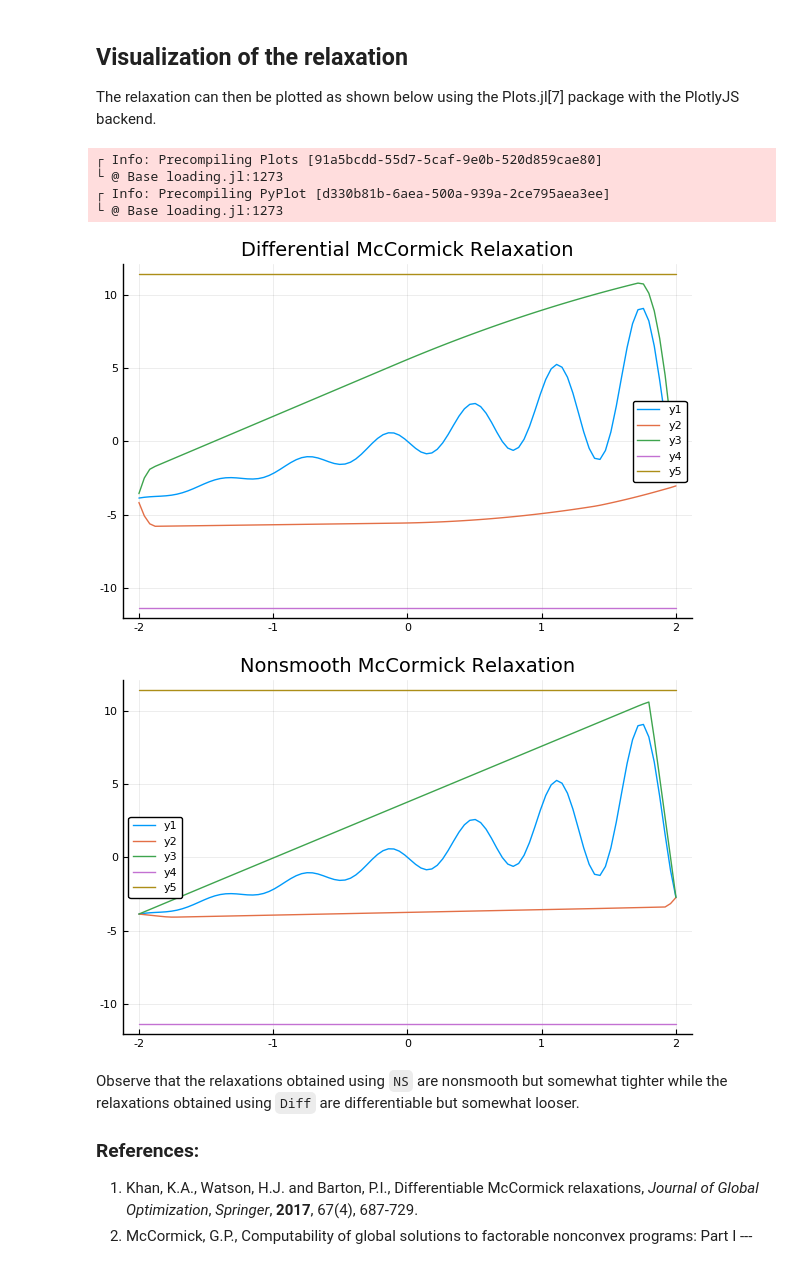
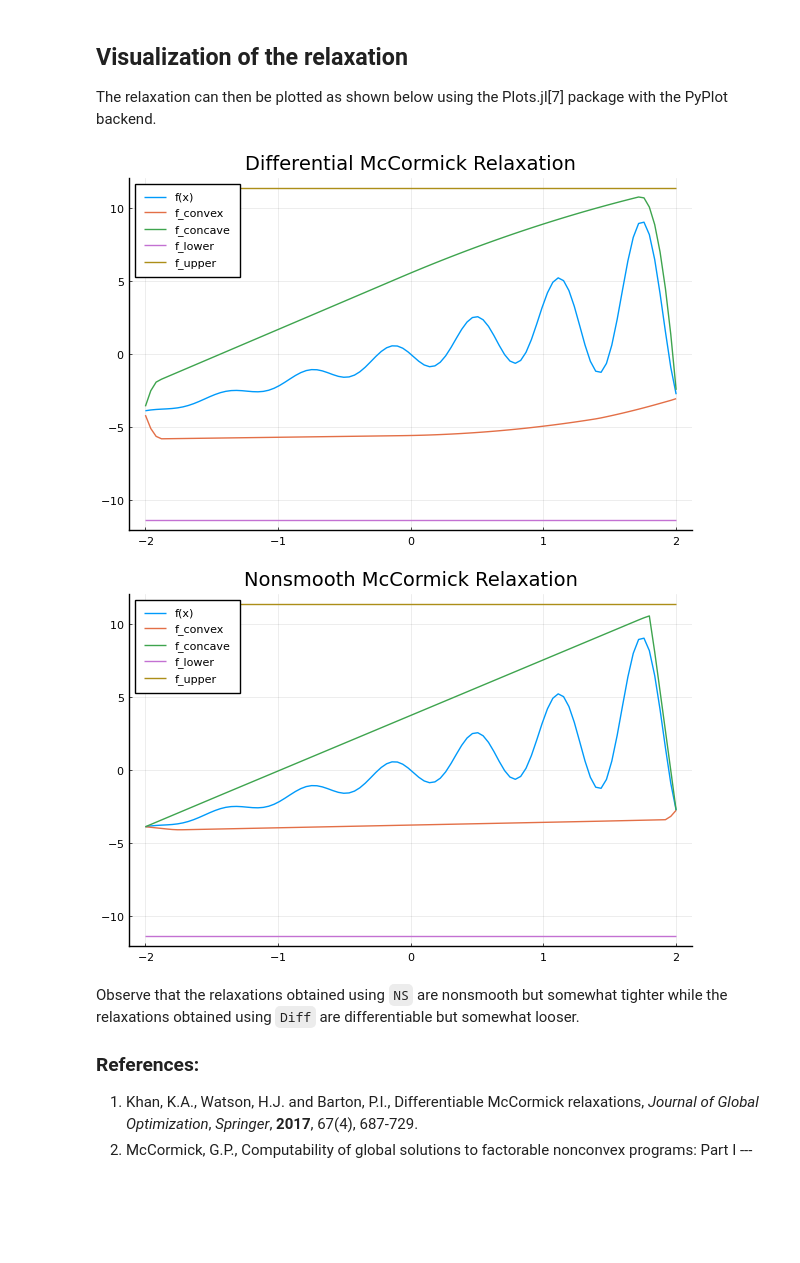
Before and after one commit to PSORLab/EAGO-notebooks, a Jupyter notebook: notebooks/relaxation_plot_1d_explicit.ipynb, the cells around one changed output. Cells and saved outputs as stored; diff of their text form; code cells hidden in the pictures; blank space fills up the shorter version.

Commit message:
Updated relaxation_plot_1d_explicit for EAGO v0.7.1
No major changes necessary, but added a couple comments and cleaned the figures slightly.

```diff
--- a/notebooks/relaxation_plot_1d_explicit.ipynb
+++ b/notebooks/relaxation_plot_1d_explicit.ipynb
@@ -40,24 +40,22 @@ end
 # %% [markdown]
 ## Visualization of the relaxation
 
-The relaxation can then be plotted as shown below using the Plots.jl[7] package with the PlotlyJS backend.
+The relaxation can then be plotted as shown below using the Plots.jl[7] package with the PyPlot backend.
 # %%
 using Plots
 pyplot()
 
 data_dmc = [df.y,df.cv1,df.cc1,df.l1,df.u1]
 data_mc = [df.y,df.cv2,df.cc2,df.l2,df.u2]
-p1 = Plots.plot(xrange, data_dmc, title="Differential McCormick Relaxation")
+p1 = Plots.plot(xrange, data_dmc, title="Differential McCormick Relaxation",
+        legend=:topleft,labels=["f(x)" "f_convex" "f_concave" "f_lower" "f_upper"])
 # %% [output]
-┌ Info: Precompiling Plots [91a5bcdd-55d7-5caf-9e0b-520d859cae80]
-└ @ Base loading.jl:1273
-┌ Info: Precompiling PyPlot [d330b81b-6aea-500a-939a-2ce795aea3ee]
-└ @ Base loading.jl:1273
-[figure, old version]
+[figure, new version]
 # %%
-p2 = Plots.plot(xrange, data_mc, title="Nonsmooth McCormick Relaxation")
+p2 = Plots.plot(xrange, data_mc, title="Nonsmooth McCormick Relaxation",
+    legend=:topleft,labels=["f(x)" "f_convex" "f_concave" "f_lower" "f_upper"])
 # %% [output]
-[figure, old version]
+[figure, new version]
 # %% [markdown]
 Observe that the relaxations obtained using  `NS` are nonsmooth but somewhat tighter while the relaxations obtained using `Diff` are differentiable but somewhat looser.
 
```
Also changed, not shown: parts of 3 cells of this notebook, 2 other files.
